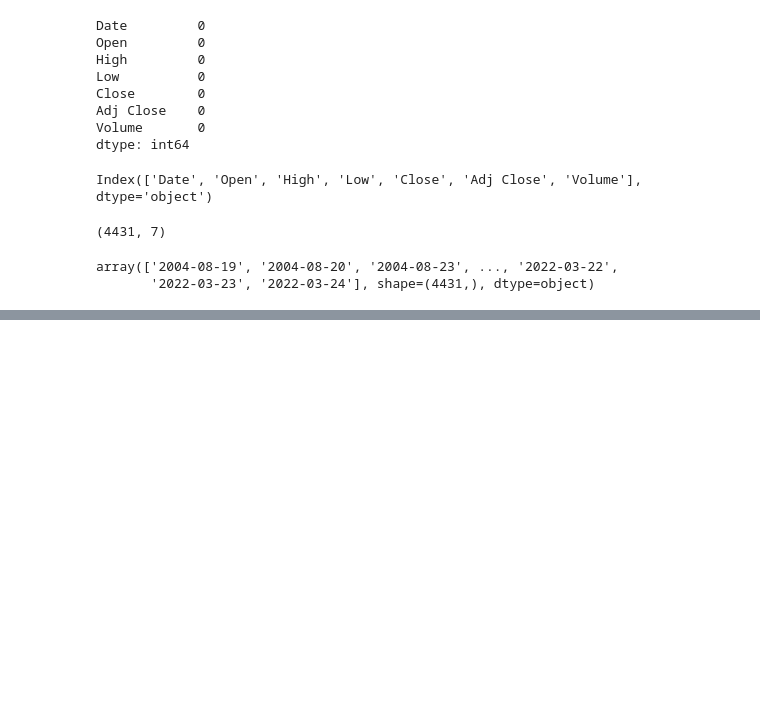
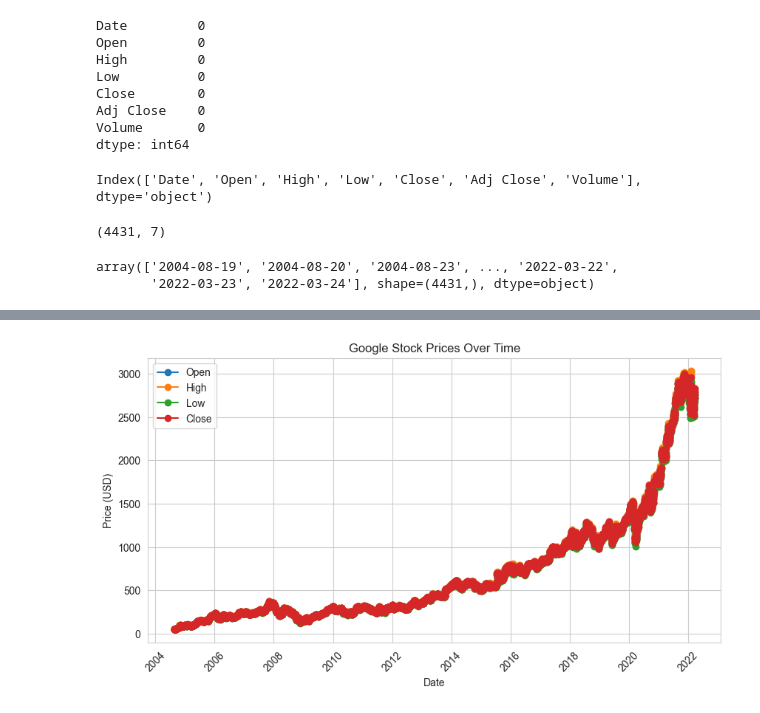
Before and after one commit to ayebaishmo/RDSB, a Jupyter notebook: Group_assignment/trend_analysis.ipynb, the cells around one changed output, grey strips where cells are left out. Saved outputs shown, nothing was run; the diff lists cells and outputs as text; code cells hidden in the pictures; blank space fills up the shorter version.

```diff
--- a/Group_assignment/trend_analysis.ipynb
+++ b/Group_assignment/trend_analysis.ipynb
@@ -117,0 +138,19 @@ plt.show()
+# %%
+df["Date"] = pd.to_datetime(df["Date"])
+
+# Plotting
+plt.figure(figsize=(10, 5))
+plt.plot(df["Date"], df["Open"], marker="o", label="Open")
+plt.plot(df["Date"], df["High"], marker="o", label="High")
+plt.plot(df["Date"], df["Low"], marker="o", label="Low")
+plt.plot(df["Date"], df["Close"], marker="o", label="Close")
+
+plt.xlabel("Date")
+plt.ylabel("Price (USD)")
+plt.title("Google Stock Prices Over Time")
+plt.legend()
+plt.xticks(rotation=45)
+plt.grid(True)
+plt.show()
+# %% [output]
+[figure, added]
```
Also changed, not shown: parts of 3 cells of this notebook.
